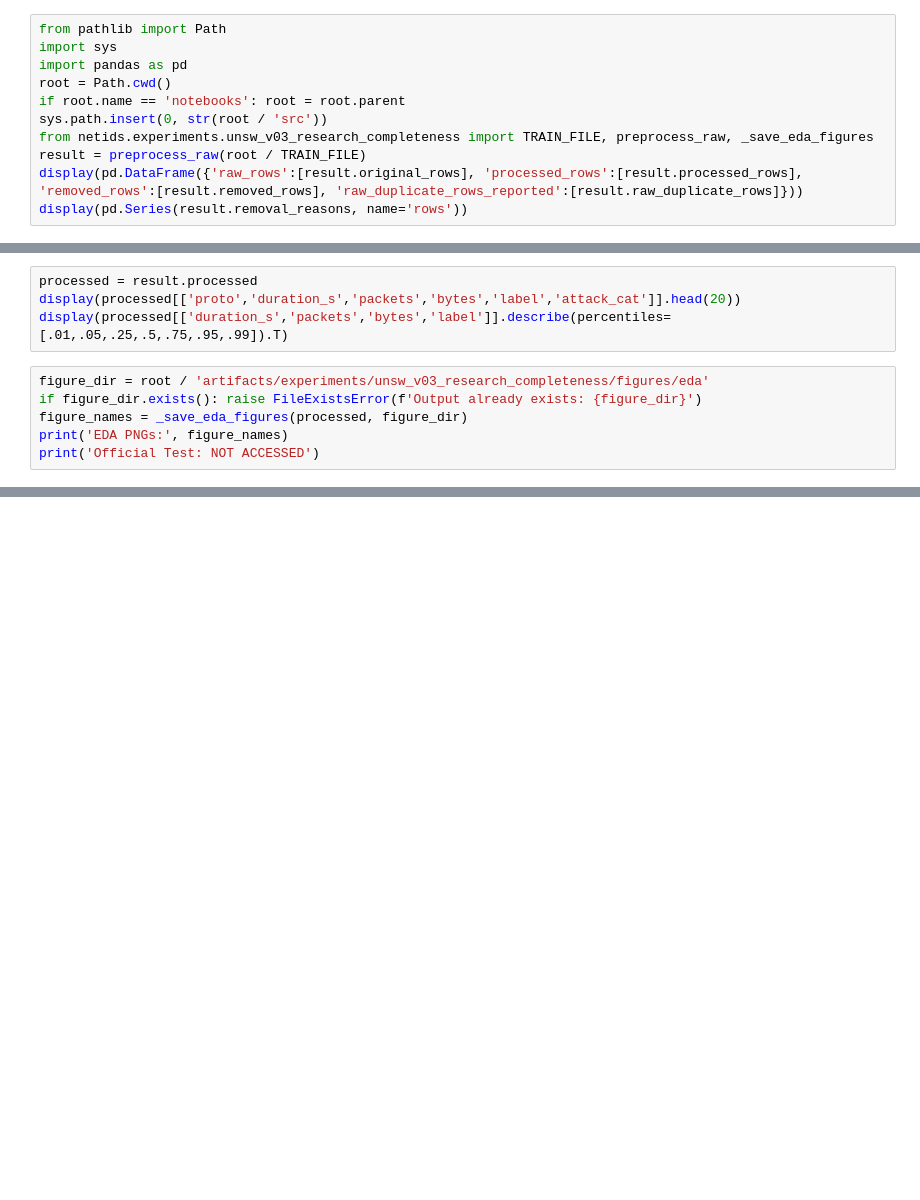
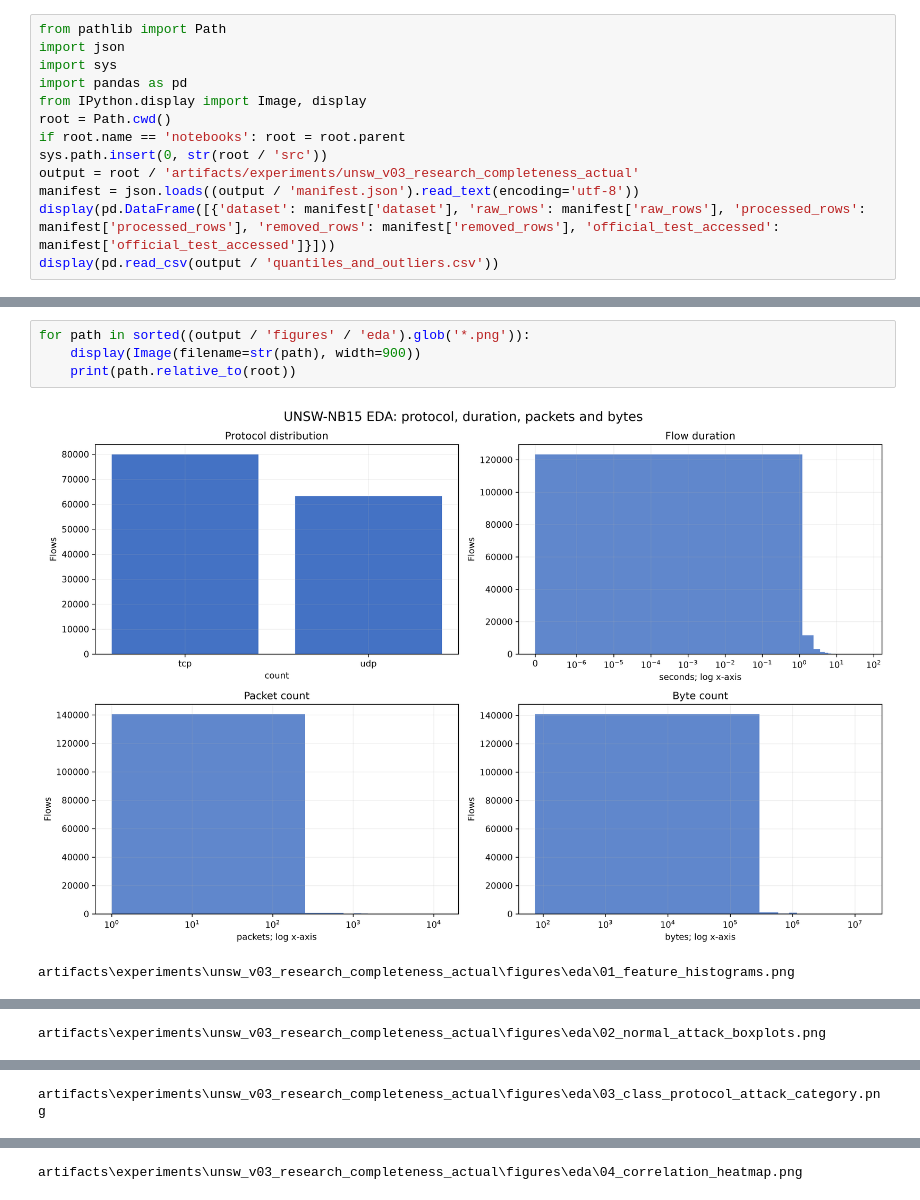
Before and after one commit to HuynhVinhTan/suricata_automatic_rule_generation, a Jupyter notebook: notebooks/01_unsw_eda.ipynb, the cells around one changed output, grey strips where cells are left out. Cells and saved outputs as stored; diff of their text form; blank space fills up the shorter version.

Commit message:
Execute UNSW V03 research completeness experiment

```diff
--- a/notebooks/01_unsw_eda.ipynb
+++ b/notebooks/01_unsw_eda.ipynb
@@ -5,11 +5,13 @@ Notebook này chỉ đọc **UNSW_NB15_training-set.csv**. Official Test không
 # %%
 from pathlib import Path
+import json
 import sys
 import pandas as pd
+from IPython.display import Image, display
 root = Path.cwd()
 if root.name == 'notebooks': root = root.parent
 sys.path.insert(0, str(root / 'src'))
-from netids.experiments.unsw_v03_research_completeness import TRAIN_FILE, preprocess_raw, _save_eda_figures
-result = preprocess_raw(root / TRAIN_FILE)
-display(pd.DataFrame({'raw_rows':[result.original_rows], 'processed_rows':[result.processed_rows], 'removed_rows':[result.removed_rows], 'raw_duplicate_rows_reported':[result.raw_duplicate_rows]}))
-display(pd.Series(result.removal_reasons, name='rows'))
+output = root / 'artifacts/experiments/unsw_v03_research_completeness_actual'
+manifest = json.loads((output / 'manifest.json').read_text(encoding='utf-8'))
+display(pd.DataFrame([{'dataset': manifest['dataset'], 'raw_rows': manifest['raw_rows'], 'processed_rows': manifest['processed_rows'], 'removed_rows': manifest['removed_rows'], 'official_test_accessed': manifest['official_test_accessed']}]))
+display(pd.read_csv(output / 'quantiles_and_outliers.csv'))
@@ -16,10 +25,7 @@ display(pd.Series(result.removal_reasons, name='rows'))
-# %%
-processed = result.processed
-display(processed[['proto','duration_s','packets','bytes','label','attack_cat']].head(20))
-display(processed[['duration_s','packets','bytes','label']].describe(percentiles=[.01,.05,.25,.5,.75,.95,.99]).T)
-# %%
-figure_dir = root / 'artifacts/experiments/unsw_v03_research_completeness/figures/eda'
-if figure_dir.exists(): raise FileExistsError(f'Output already exists: {figure_dir}')
-figure_names = _save_eda_figures(processed, figure_dir)
-print('EDA PNGs:', figure_names)
-print('Official Test: NOT ACCESSED')
+# %%
+for path in sorted((output / 'figures' / 'eda').glob('*.png')):
+    display(Image(filename=str(path), width=900))
+    print(path.relative_to(root))
+# %% [output]
+[figure, added]
+artifacts\experiments\unsw_v03_research_completeness_actual\figures\eda\01_feature_histograms.png
@@ -25,0 +33 @@ print('Official Test: NOT ACCESSED')
+artifacts\experiments\unsw_v03_research_completeness_actual\figures\eda\02_normal_attack_boxplots.png
@@ -25,0 +35 @@ print('Official Test: NOT ACCESSED')
+artifacts\experiments\unsw_v03_research_completeness_actual\figures\eda\03_class_protocol_attack_category.png
@@ -25,0 +37 @@ print('Official Test: NOT ACCESSED')
+artifacts\experiments\unsw_v03_research_completeness_actual\figures\eda\04_correlation_heatmap.png
```
Also changed, not shown: parts of 4 cells of this notebook, 31 other files.
